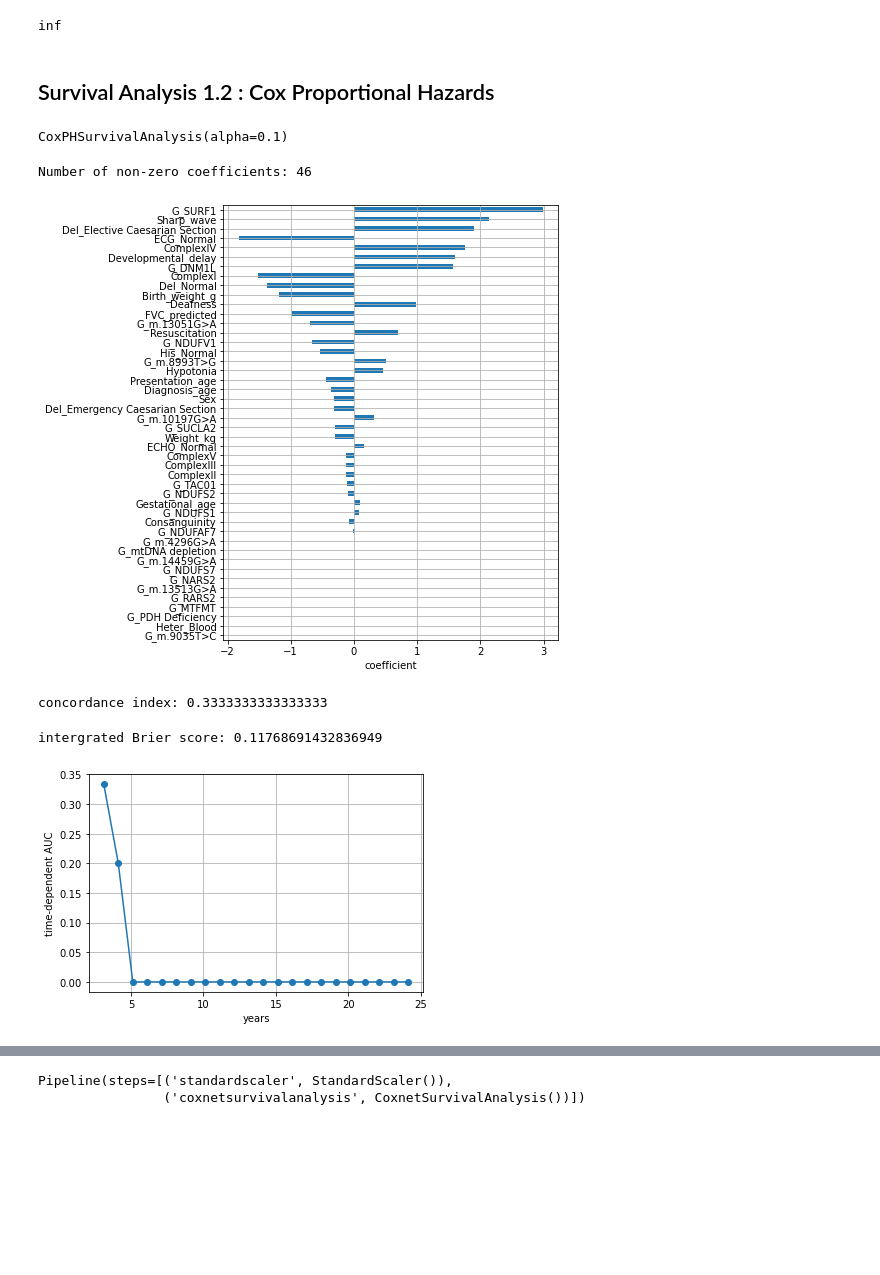
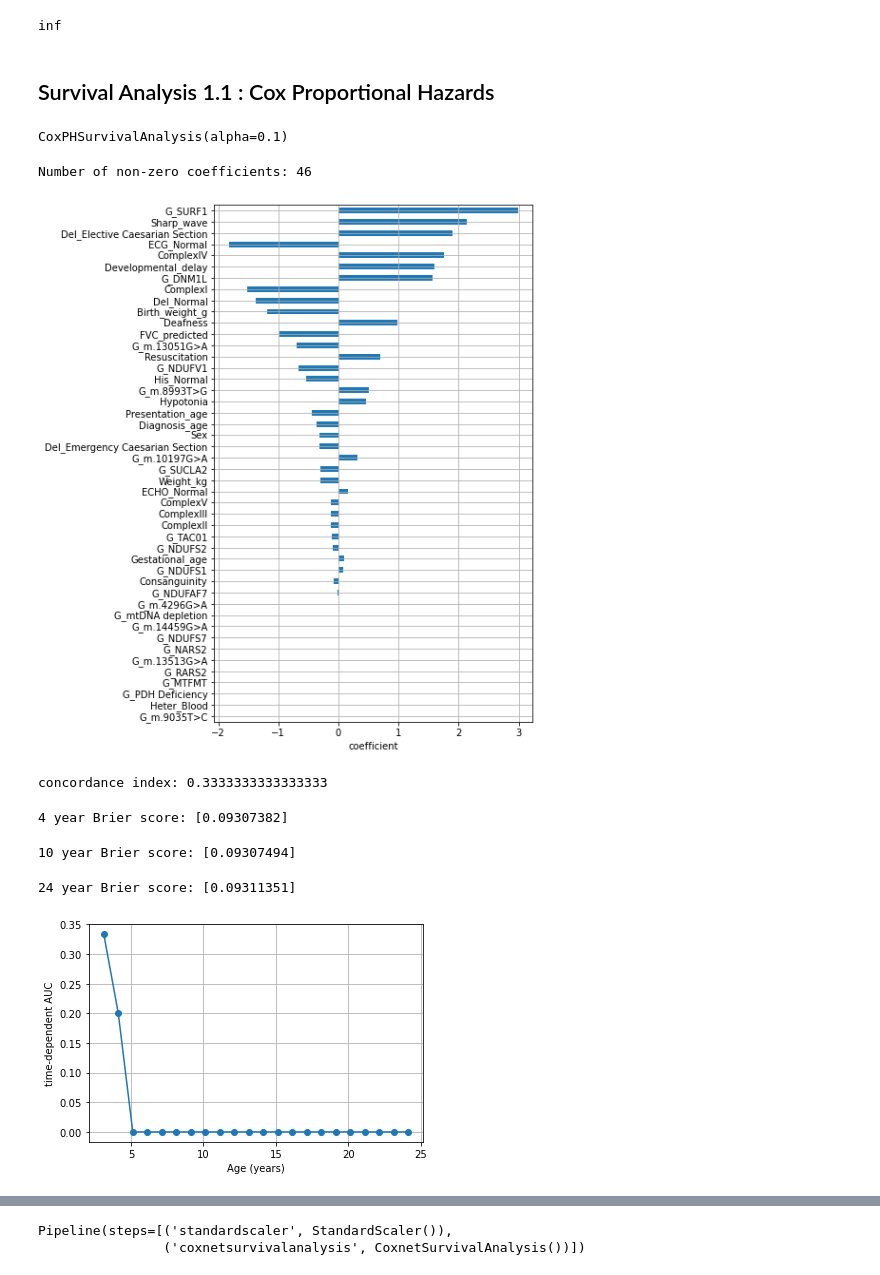
Before and after one commit to nishaalajmera/ML-for-Leigh-Syndrome, a Jupyter notebook: EDA.ipynb, the cells around one changed output, grey strips where cells are left out. Cells and saved outputs as stored; diff of their text form; code cells hidden in the pictures; blank space fills up the shorter version.

```diff
--- a/EDA.ipynb
+++ b/EDA.ipynb
@@ -509,7 +509,7 @@ kmf.median_survival_time_
 # %% [output]
 inf
 # %% [markdown]
-## Survival Analysis 1.2 : Cox Proportional Hazards
+## Survival Analysis 1.1 : Cox Proportional Hazards
 # %%
 import pandas as pd
 import numpy as np
@@ -539,17 +539,17 @@ coefficients = pd.DataFrame(coef,columns=['coefficient'],index=X_train.columns)
 # %%
 non_zero = np.sum(coefficients.iloc[:, 0] != 0)
 print("Number of non-zero coefficients: {}".format(non_zero))
 
 non_zero_coefs = coefficients.query("coefficient != 0")
 coef_order = non_zero_coefs.abs().sort_values("coefficient").index
 
-_, ax = plt.subplots(figsize=(6, 8))
+_, ax = plt.subplots(figsize=(6, 10))
 non_zero_coefs.loc[coef_order].plot.barh(ax=ax, legend=False)
 ax.set_xlabel("coefficient")
 ax.grid(True)
 # %% [output]
 Number of non-zero coefficients: 46
-[figure, old version]
+[figure, new version]
 # %%
 from sksurv.metrics import concordance_index_censored
 
@@ -563,16 +563,31 @@ print("concordance index:", result[0] )
 # %% [output]
 concordance index: 0.3333333333333333
 # %%
-from sksurv.metrics import integrated_brier_score
+from sksurv.metrics import brier_score
 
 survs = cph.predict_survival_function(X_test)
-times = np.arange(2.5, 24)
-preds = np.asarray([[fn(t) for t in times] for fn in survs])
-score = integrated_brier_score(y_test,y_test, preds, times)
+preds = [fn(4) for fn in survs]
+score = brier_score(y_train,y_test, preds,4)
 
-print("intergrated Brier score:",score)
+print("4 year Brier score:",score[1])
 # %% [output]
-intergrated Brier score: 0.11768691432836949
+4 year Brier score: [0.09307382]
+# %%
+survs = cph.predict_survival_function(X_test)
+preds = [fn(10) for fn in survs]
+score = brier_score(y_train,y_test, preds,10)
+
+print("10 year Brier score:",score[1])
+# %% [output]
+10 year Brier score: [0.09307494]
+# %%
+survs = cph.predict_survival_function(X_test)
+preds = [fn(17) for fn in survs]
+score = brier_score(y_train,y_test, preds,24)
+
+print("24 year Brier score:",score[1])
+# %% [output]
+24 year Brier score: [0.09311351]
 # %%
 from sksurv.metrics import cumulative_dynamic_auc
 
@@ -582,9 +597,9 @@ cph_auc, cph_mean_auc = cumulative_dynamic_auc(y_train, y_test, prediction, year
 
 plt.plot(years, cph_auc, marker="o")
 plt.axhline(cph_mean_auc, linestyle="--")
-plt.xlabel("years")
+plt.xlabel("Age (years)")
 plt.ylabel("time-dependent AUC")
 plt.grid(True)
 # %% [output]
-[figure, old version]
+[figure, new version]
 # %% [markdown]
```
Also changed, not shown: parts of 179 cells of this notebook, 10 other files.
